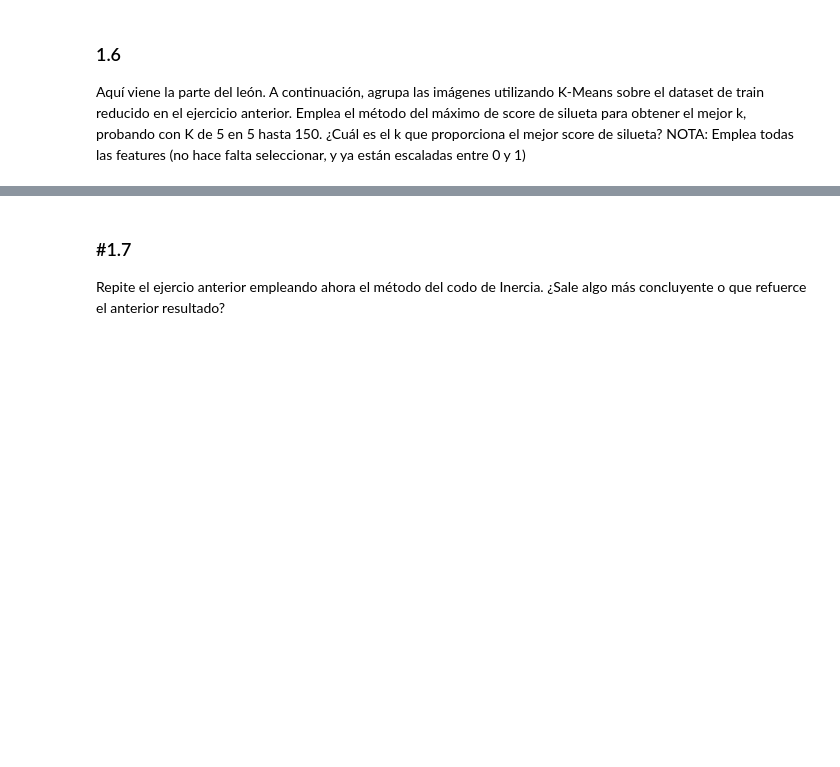
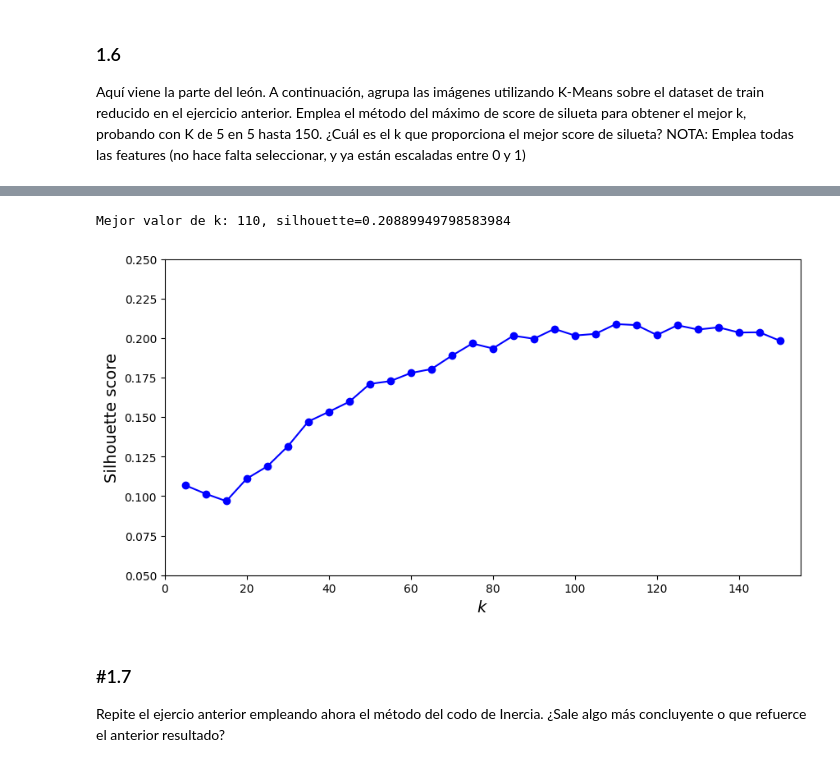
Before and after one commit to Anttt4/ONLINE_DS_THEBRIDGE_Antonio_Carreno_Jimenez, a Jupyter notebook: Sprint 13/Unidad 1/Práctica Obligatoria/18_Practica_Obligatoria_Clustering_I.ipynb, the cells around one changed output, grey strips where cells are left out. Drawn from its saved outputs; the diff is of its cells as text; code cells hidden in the pictures; blank space fills up the shorter version.

```diff
--- a/Sprint 13/Unidad 1/Práctica Obligatoria/18_Practica_Obligatoria_Clustering_I.ipynb
+++ b/Sprint 13/Unidad 1/Práctica Obligatoria/18_Practica_Obligatoria_Clustering_I.ipynb
@@ -87,3 +218,24 @@ pca.n_components_
 ### 1.6
 
 Aquí viene la parte del león. A continuación, agrupa las imágenes utilizando K-Means sobre el dataset de train reducido en el ejercicio anterior. Emplea el método del máximo de score de silueta para obtener el mejor k, probando con K de 5 en 5 hasta 150. ¿Cuál es el k que proporciona el mejor score de silueta? NOTA: Emplea todas las features (no hace falta seleccionar, y ya están escaladas entre 0 y 1)
+# %%
+silhouette_score_max = -np.inf
+score_max = -np.inf
+k_means_per_k = []
+silhouette_scores = []
+inertias = []
+k_array = []
+i=0
+
+for k in range(5, 155, 5):
+    kmeans = KMeans(n_clusters=k, random_state=42, n_init=25)
+    kmeans.fit(X_train_pca)
+    k_means_per_k.append(kmeans)
+    k_array.append(k)
+    inertias.append(kmeans.inertia_)
+    silhouette_scores.append(silhouette_score(X_train_pca, kmeans.labels_))
+    print(f"k={k}, silhouette={silhouette_scores[i]}, inertia={kmeans.inertia_}, score={kmeans.score(X_train_pca)}")
+    if silhouette_scores[i] > silhouette_score_max:
+        silhouette_score_max = silhouette_scores[i]
+        k_best = k
+    i += 1
@@ -90,3 +260,16 @@ Aquí viene la parte del león. A continuación, agrupa las imágenes utilizando
+# %%
+print(f"Mejor valor de k: {k_best}, silhouette={silhouette_score_max}")
+# %% [output]
+Mejor valor de k: 110, silhouette=0.20889949798583984
+# %%
+plt.figure(figsize=(10, 5))
+plt.plot(range(5, 155, 5), silhouette_scores, "bo-")
+plt.xlabel("$k$", fontsize=14)
+plt.ylabel("Silhouette score", fontsize=14)
+plt.axis([0, 155, 0.05, 0.25])
+plt.show()
+# %% [output]
+[figure, added]
 # %% [markdown]
 ### #1.7
 
```
Also changed, not shown: parts of 31 cells of this notebook.
